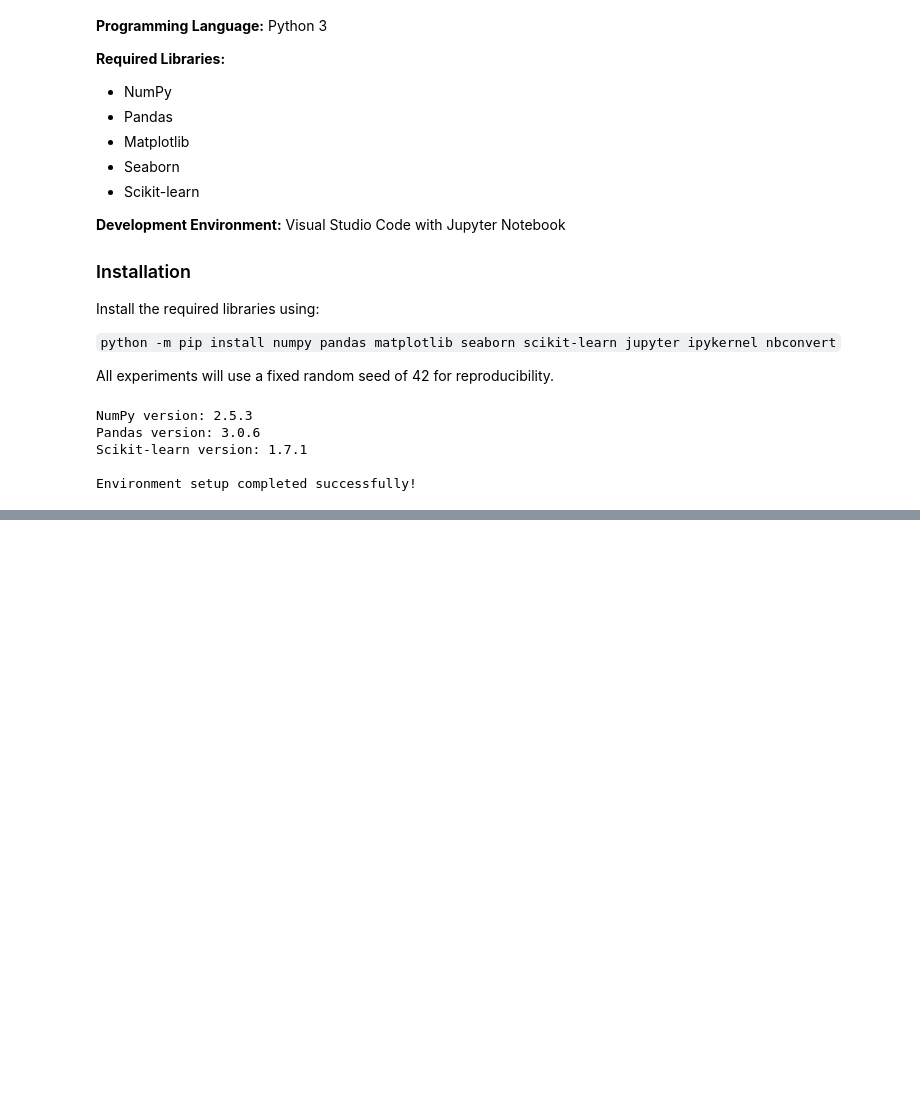
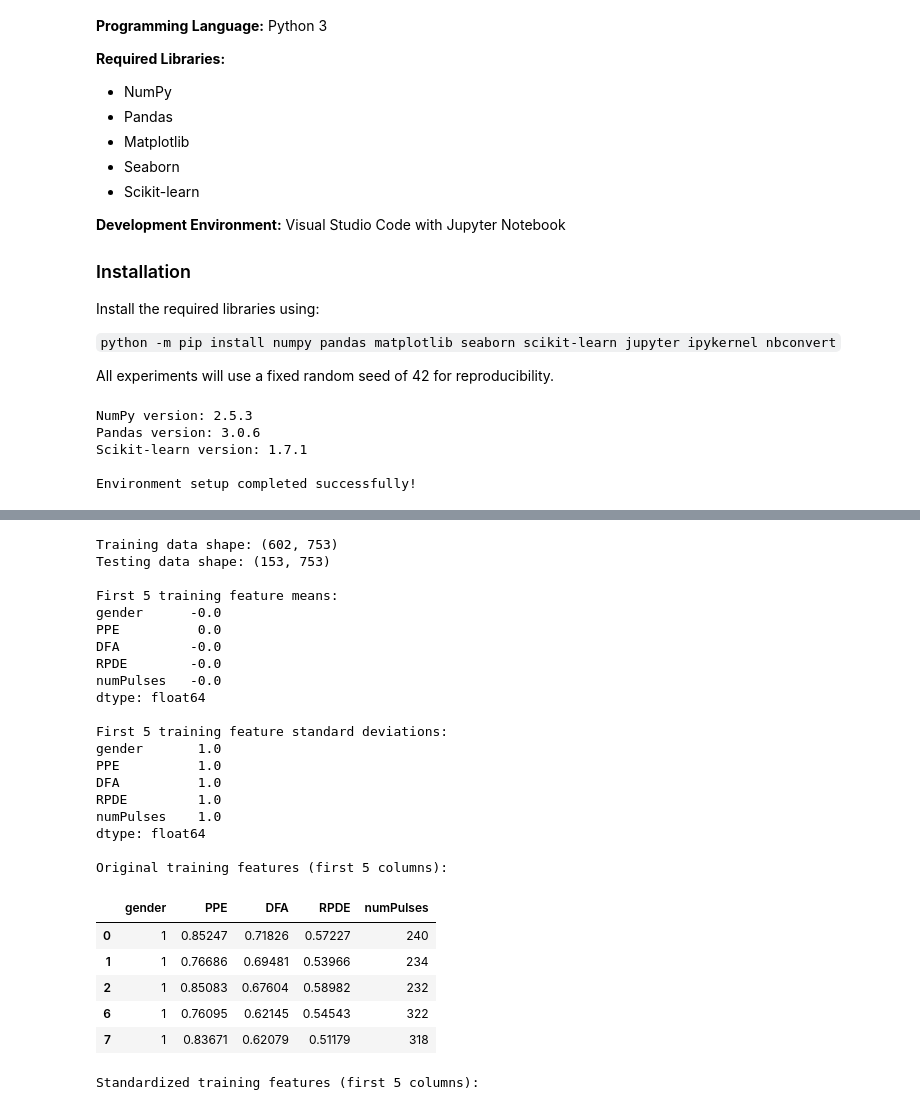
Before and after one commit to UbaidUllah777/CSCN8000_Assignment_1, a Jupyter notebook: Ubaid_Ullah_Assignment_1.ipynb, the cells around one changed output, grey strips where cells are left out. Drawn from its saved outputs; the diff is of its cells as text; code cells hidden in the pictures; blank space fills up the shorter version.

```diff
--- a/Ubaid_Ullah_Assignment_1.ipynb
+++ b/Ubaid_Ullah_Assignment_1.ipynb
@@ -67,0 +447,80 @@ Environment setup completed successfully!
+# %%
+# Question 1: Data Standardization
+
+from sklearn.preprocessing import StandardScaler
+
+# Initialize the standard scaler
+scaler = StandardScaler()
+
+# Fit the scaler on training data only
+# Transform both training and testing features
+X_train_scaled = pd.DataFrame(
+    scaler.fit_transform(X_train),
+    columns=X_train.columns,
+    index=X_train.index
+)
+
+X_test_scaled = pd.DataFrame(
+    scaler.transform(X_test),
+    columns=X_test.columns,
+    index=X_test.index
+)
+
+# Verify dataset dimensions
+print("Training data shape:", X_train_scaled.shape)
+print("Testing data shape:", X_test_scaled.shape)
+
+# Check standardized training feature statistics
+print("\nFirst 5 training feature means:")
+print(X_train_scaled.mean().head().round(6))
+
+print("\nFirst 5 training feature standard deviations:")
+print(X_train_scaled.std(ddof=0).head().round(6))
+
+# Compare original and standardized feature values
+print("\nOriginal training features (first 5 columns):")
+display(X_train.iloc[:5, :5])
+
+print("\nStandardized training features (first 5 columns):")
+display(X_train_scaled.iloc[:5, :5])
+
+# Verify no missing values were introduced
+print("\nMissing values in scaled training data:",
+      X_train_scaled.isna().sum().sum())
+
+print("Missing values in scaled testing data:",
+      X_test_scaled.isna().sum().sum())
+
+# Verify dimensions
+assert X_train_scaled.shape == X_train.shape
+assert X_test_scaled.shape == X_test.shape
+
+print("\nData standardization completed successfully!")
+# %% [output]
+Training data shape: (602, 753)
+Testing data shape: (153, 753)
+
+First 5 training feature means:
+gender      -0.0
+PPE          0.0
+DFA         -0.0
+RPDE        -0.0
+numPulses   -0.0
+dtype: float64
+
+First 5 training feature standard deviations:
+gender       1.0
+PPE          1.0
+DFA          1.0
+RPDE         1.0
+numPulses    1.0
+dtype: float64
+
+Original training features (first 5 columns):
+|  | gender | PPE | DFA | RPDE | numPulses |
+| 0 | 1 | 0.85247 | 0.71826 | 0.57227 | 240 |
+| 1 | 1 | 0.76686 | 0.69481 | 0.53966 | 234 |
+| 2 | 1 | 0.85083 | 0.67604 | 0.58982 | 232 |
+| 6 | 1 | 0.76095 | 0.62145 | 0.54543 | 322 |
+| 7 | 1 | 0.83671 | 0.62079 | 0.51179 | 318 |
+Standardized training features (first 5 columns):
```
Also changed, not shown: parts of 18 cells of this notebook, 1 other file.
